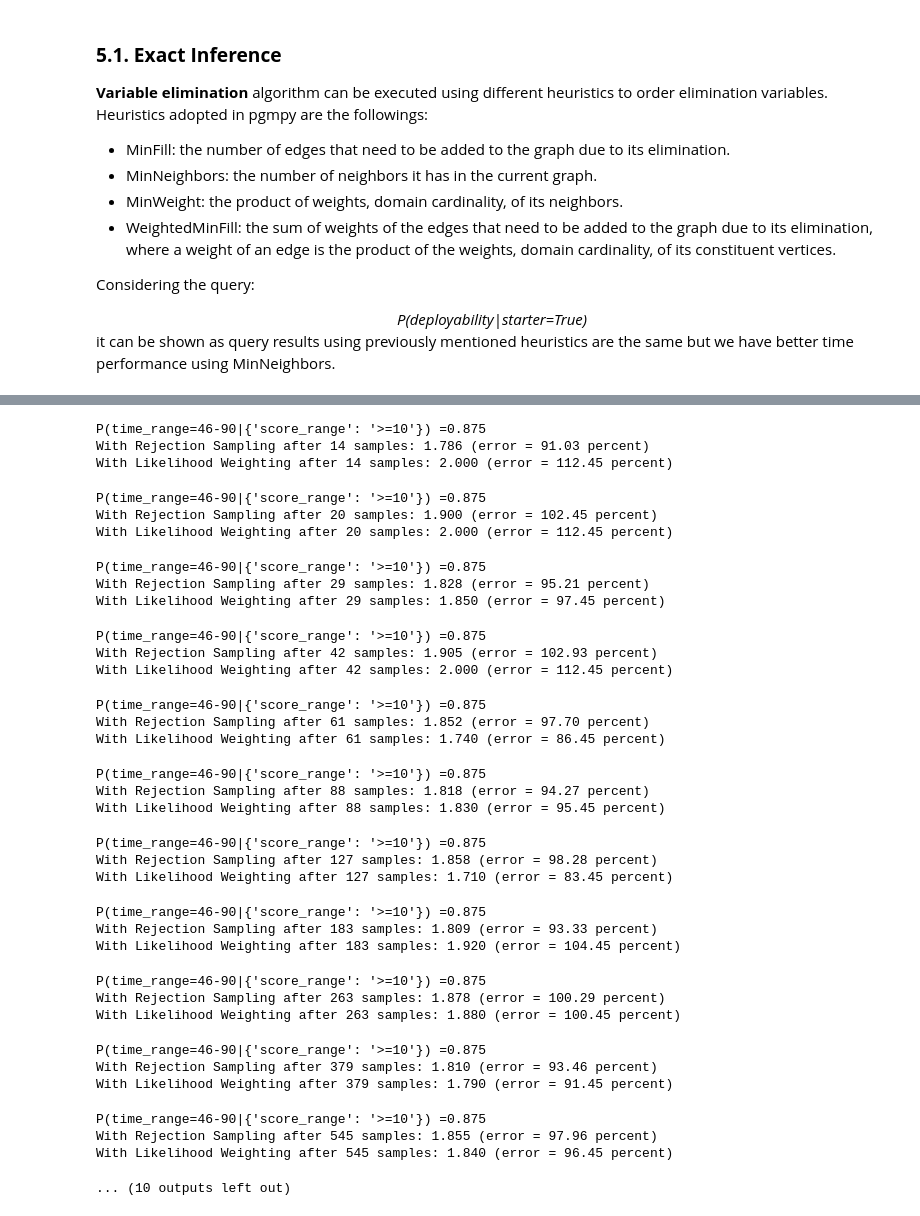
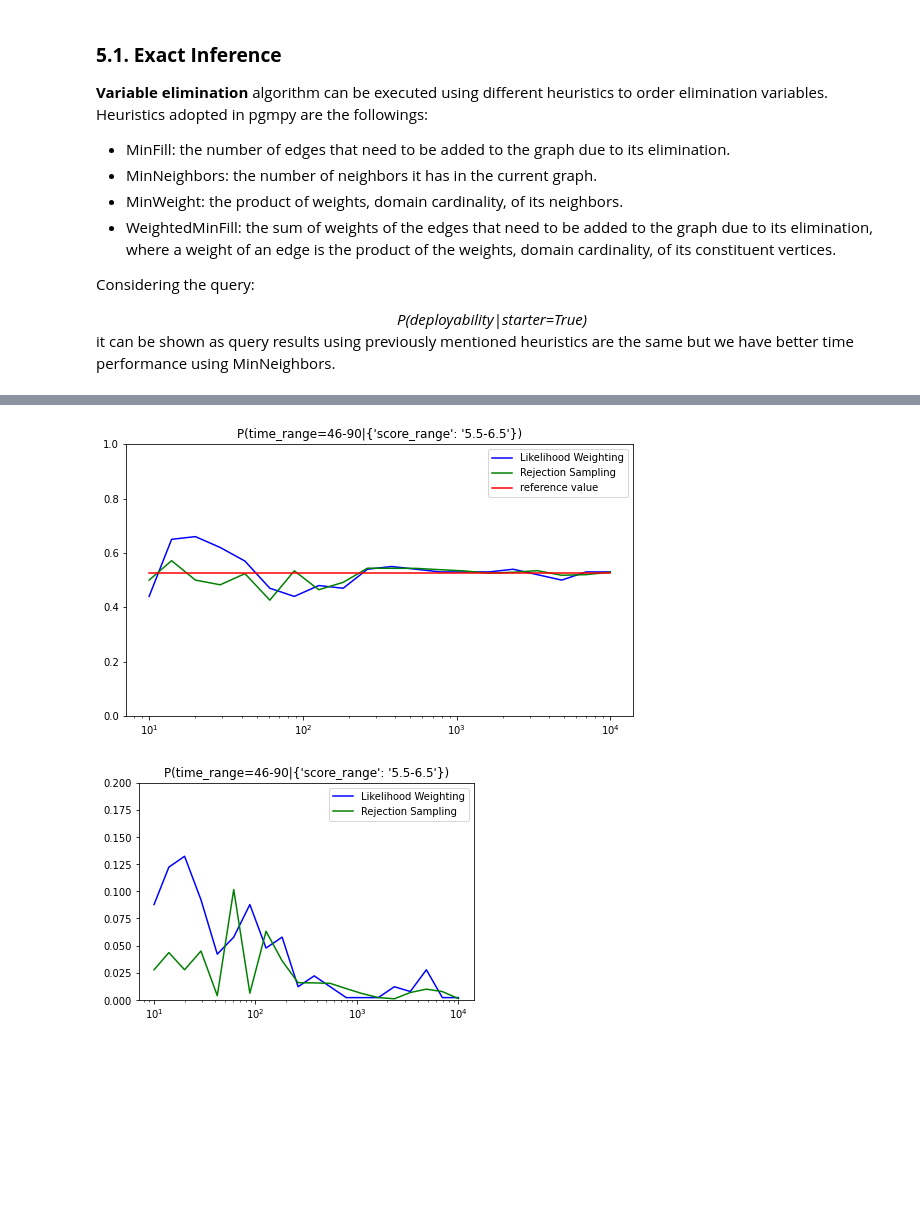
Before and after one commit to SalvoPisciotta/FantaBayesianNet, a Jupyter notebook: src/FantaBayesianNet.ipynb, the cells around one changed output, grey strips where cells are left out. Drawn from its saved outputs; the diff is of its cells as text; code cells hidden in the pictures; blank space fills up the shorter version.

```diff
--- a/src/FantaBayesianNet.ipynb
+++ b/src/FantaBayesianNet.ipynb
@@ -751,9 +767,20 @@ Elimination order: MinFill
 from pgmpy.factors.discrete import State
 from pgmpy.sampling import BayesianModelSampling
 
-#likelihoodWeighting
-def prob_LW(samples,variable):
-    return round(np.sum(np.dot(samples[variable],samples['_weight']))/np.sum(samples['_weight']),2)
+def threshold_trasform(x,value):
+  dict={True:1,False:0,'0-15':0,
+        '16-45':1,'46-90':2,
+        '1':0,'2':1,'3':2,'4':3,'5':4,
+        '<=5':0,'5.5-6.5':1,'7-9.5':2,'>=10':3}
+  if(x == dict[value]):
+    return 1
+  else:
+    return 0
+
+def prob_LW(samples,variable,value):
+    f = np.vectorize(threshold_trasform)
+    samples_thresholded = f(samples[variable],value)
+    return round(np.sum(np.dot(samples_thresholded,samples['_weight']))/np.sum(samples['_weight']),2)
 
 #Relative error function
 def relative_error(exact_value,approx_value):
@@ -771,7 +798,10 @@ def extract_info(query_variables,query_dictionary,value):
     state = State(evidence_var,evidence_value)
     evidence.append(state)
 
-  dict={True:1,False:0,'0-15':0,'16-45':1,'46-90':2}
+    dict={True:1,False:0,'0-15':0,
+          '16-45':1,'46-90':2,
+          '1':0,'2':1,'3':2,'4':3,'5':4,
+          '<=5':0,'5.5-6.5':1,'7-9.5':2,'>=10':3}
   pquery= query.values[dict[value]]
   variables = query_variables[0]
 
@@ -783,7 +813,7 @@ def run_experiment(sample_size,query_variables,query_dictionary,value):
   inferenceSampling = BayesianModelSampling(model)
 
   #Flag for printing
-  flag = True
+  flag = False
   #Rounding precision
   precision = 3
 
@@ -793,8 +823,10 @@ def run_experiment(sample_size,query_variables,query_dictionary,value):
   samples_RS = inferenceSampling.rejection_sample(evidence=query_evidence, size=sample_size, return_type='recarray',show_progress=False)
 
 
-  pquery_LW = prob_LW(samples_LW,var)
-  pquery_RS = np.recarray.mean(samples_RS[var], axis=0)
+  pquery_LW = prob_LW(samples_LW,var,value)
+  f = np.vectorize(threshold_trasform)
+  samples_rejection = f(samples_RS[var],value)
+  pquery_RS = np.recarray.mean(samples_rejection, axis=0)
 
 
   # Reporting
@@ -818,7 +850,7 @@ def run_experiment(sample_size,query_variables,query_dictionary,value):
 def plot_results(results,query_dictionary,query_variables,value):
   plt.figure(figsize=(20,5))
   plt.subplot(121)
-  plt.ylim(0.2,0.8)
+  plt.ylim(0.0,1.0)
   pquery,evidence,var = extract_info(query_variables,query_dictionary,value)
   plt.title("P({}={}|{})".format(var,value,query_dictionary))
   LWCplot, = plt.semilogx(results['sample_size'],results['pquery_LW'],'b',label="Likelihood Weighting")
@@ -827,8 +859,8 @@ def plot_results(results,query_dictionary,query_variables,value):
   plt.legend(handles=[LWCplot,RSCplot,VECplot])
 
   plt.show()
-  plt.subplot(122)
-  plt.ylim(0,.11)
+  plt.subplot(111)
+  plt.ylim(0,.2)
   plt.title("P({}={}|{})".format(var,value,query_dictionary))
   ELWCplot, = plt.semilogx(results['sample_size'],results['e_pquery_LW'],'b',label="Likelihood Weighting")
   ERSCplot, = plt.semilogx(results['sample_size'],results['e_pquery_RS'],'g',label="Rejection Sampling")
@@ -901,8 +924,8 @@ With Likelihood Weighting after 545 samples: 0.510 (error = 0.93 percent)
 # %%
 
-#P(time_range|score_range='>=10')
+#P(time_range|score_range='5.5-6.5')
 query_var = ['time_range']
-query_evidence = {'score_range': '>=10'}
+query_evidence = {'score_range': '5.5-6.5'}
 value='46-90'
 approximate_inference(query_var,query_evidence,value)
 # %% [output]
@@ -912,37 +952,5 @@ With Likelihood Weighting after 10 samples: 2.000 (error = 112.45 percent)
-P(time_range=46-90|{'score_range': '>=10'}) =0.875
-With Rejection Sampling after 14 samples: 1.786 (error = 91.03 percent)
-With Likelihood Weighting after 14 samples: 2.000 (error = 112.45 percent)
-P(time_range=46-90|{'score_range': '>=10'}) =0.875
-With Rejection Sampling after 20 samples: 1.900 (error = 102.45 percent)
-With Likelihood Weighting after 20 samples: 2.000 (error = 112.45 percent)
-P(time_range=46-90|{'score_range': '>=10'}) =0.875
-With Rejection Sampling after 29 samples: 1.828 (error = 95.21 percent)
-With Likelihood Weighting after 29 samples: 1.850 (error = 97.45 percent)
-P(time_range=46-90|{'score_range': '>=10'}) =0.875
-With Rejection Sampling after 42 samples: 1.905 (error = 102.93 percent)
-With Likelihood Weighting after 42 samples: 2.000 (error = 112.45 percent)
-P(time_range=46-90|{'score_range': '>=10'}) =0.875
-With Rejection Sampling after 61 samples: 1.852 (error = 97.70 percent)
-With Likelihood Weighting after 61 samples: 1.740 (error = 86.45 percent)
-P(time_range=46-90|{'score_range': '>=10'}) =0.875
-With Rejection Sampling after 88 samples: 1.818 (error = 94.27 percent)
-With Likelihood Weighting after 88 samples: 1.830 (error = 95.45 percent)
-P(time_range=46-90|{'score_range': '>=10'}) =0.875
-With Rejection Sampling after 127 samples: 1.858 (error = 98.28 percent)
-With Likelihood Weighting after 127 samples: 1.710 (error = 83.45 percent)
-P(time_range=46-90|{'score_range': '>=10'}) =0.875
-With Rejection Sampling after 183 samples: 1.809 (error = 93.33 percent)
-With Likelihood Weighting after 183 samples: 1.920 (error = 104.45 percent)
-P(time_range=46-90|{'score_range': '>=10'}) =0.875
-With Rejection Sampling after 263 samples: 1.878 (error = 100.29 percent)
-With Likelihood Weighting after 263 samples: 1.880 (error = 100.45 percent)
-P(time_range=46-90|{'score_range': '>=10'}) =0.875
-With Rejection Sampling after 379 samples: 1.810 (error = 93.46 percent)
-With Likelihood Weighting after 379 samples: 1.790 (error = 91.45 percent)
-P(time_range=46-90|{'score_range': '>=10'}) =0.875
-With Rejection Sampling after 545 samples: 1.855 (error = 97.96 percent)
-With Likelihood Weighting after 545 samples: 1.840 (error = 96.45 percent)
-... (10 outputs left out)
+[figure, added]
+[figure, added]
 # %%
 #P(deployability|starter=True)
 query_var = ['deployability']
```
Also changed, not shown: parts of 13 cells of this notebook.
